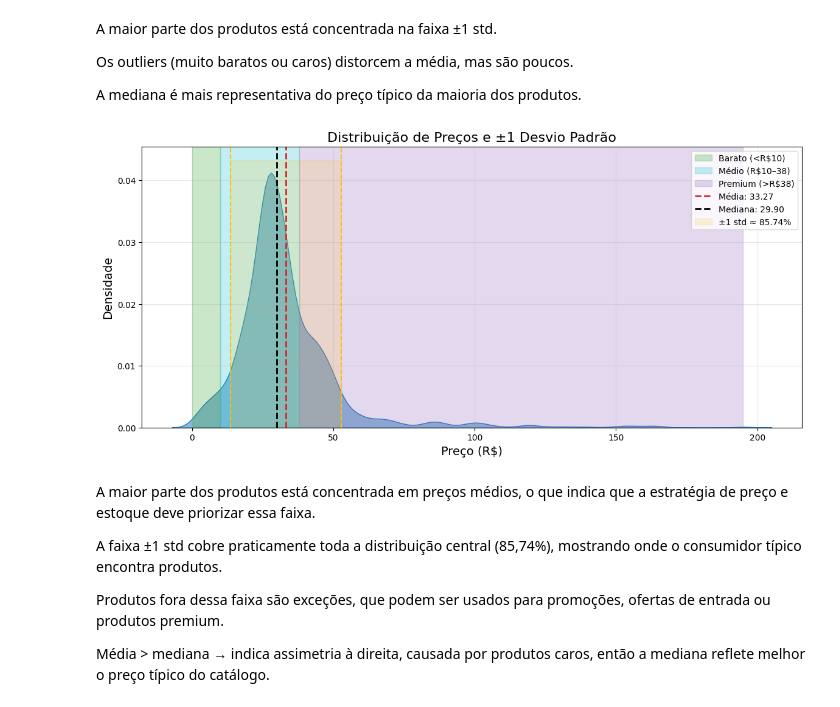
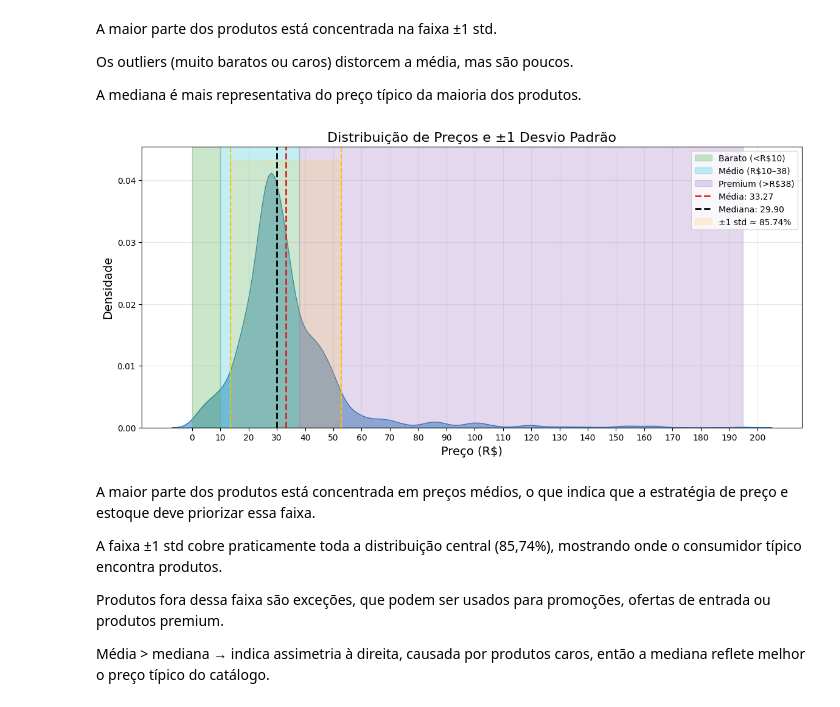
Before and after one commit to PauloViniciusR/Proj_, a Jupyter notebook: index.ipynb, the cells around one changed output. Cells and saved outputs as stored; diff of their text form; code cells hidden in the pictures.

```diff
--- a/index.ipynb
+++ b/index.ipynb
@@ -466,34 +474,35 @@ sns.kdeplot(base_total['Preco'], fill=True, bw_adjust=0.7, color='#1f77b4', alph
 plt.axvspan(0, 10, color='#2ca02c', alpha=0.25, label='Barato (<R$10)')
 plt.axvspan(10, 38, color='#17becf', alpha=0.25, label='Médio (R$10–38)')
 plt.axvspan(38, base_total['Preco'].max(), color='#9467bd', alpha=0.25, label='Premium (>R$38)')
 
 # Média e mediana
 plt.axvline(media, color='#d62728', linestyle='--', linewidth=2, label=f'Média: {media:.2f}')
 plt.axvline(mediana, color='black', linestyle='--', linewidth=2, label=f'Mediana: {mediana:.2f}')
 
 # ±1 std
 plt.axvline(lower, color='#ffbf00', linestyle='--', linewidth=1.5)
 plt.axvline(upper, color='#ffbf00', linestyle='--', linewidth=1.5)
 
 plt.fill_betweenx(
     y=[0, plt.gca().get_ylim()[1]],
     x1=lower,
     x2=upper,
     color='#ffbf00',
     alpha=0.15,
     label=f'±1 std ≈ {percent_dentro_1std:.2f}%'
 )
 
 plt.title('Distribuição de Preços e ±1 Desvio Padrão', fontsize=16)
 plt.xlabel('Preço (R$)', fontsize=14)
+plt.xticks(np.arange(0, 210, 10))
 plt.ylabel('Densidade', fontsize=14)
 
 plt.legend()
 plt.grid(alpha=0.3)
 
 plt.show()
 # %% [output]
-[figure, old version]
+[figure, new version]
 # %% [markdown]
 A maior parte dos produtos está concentrada em preços médios, o que indica que a estratégia de preço e estoque deve priorizar essa faixa.
 
```
Also changed, not shown: parts of 4 cells of this notebook, 7 other files.
